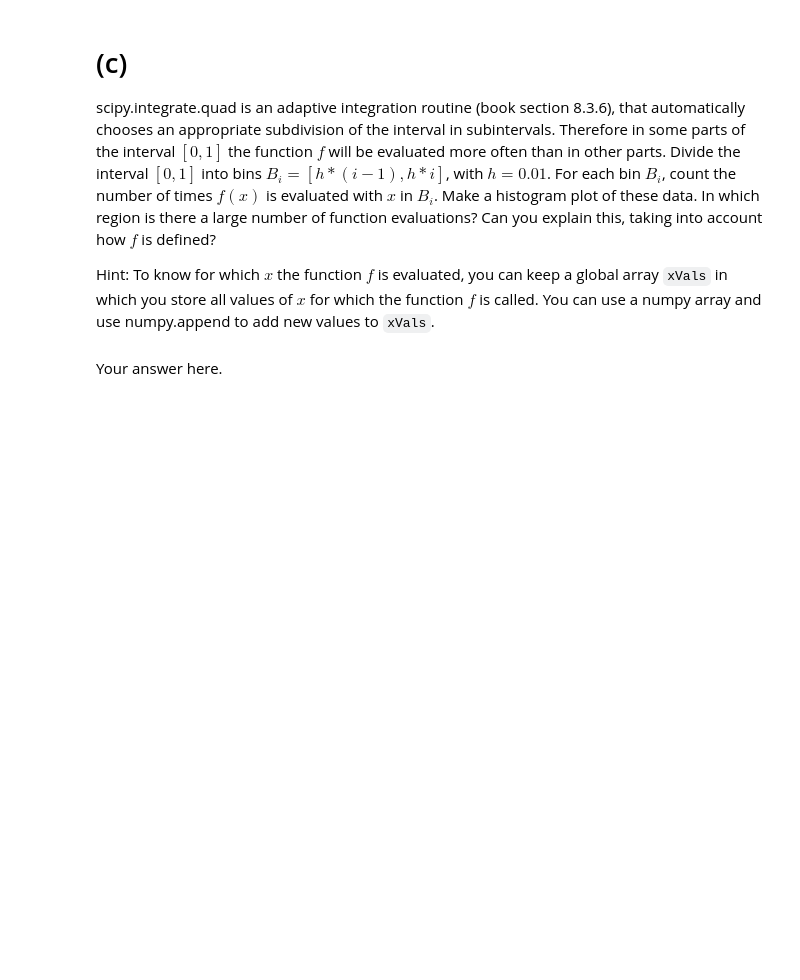
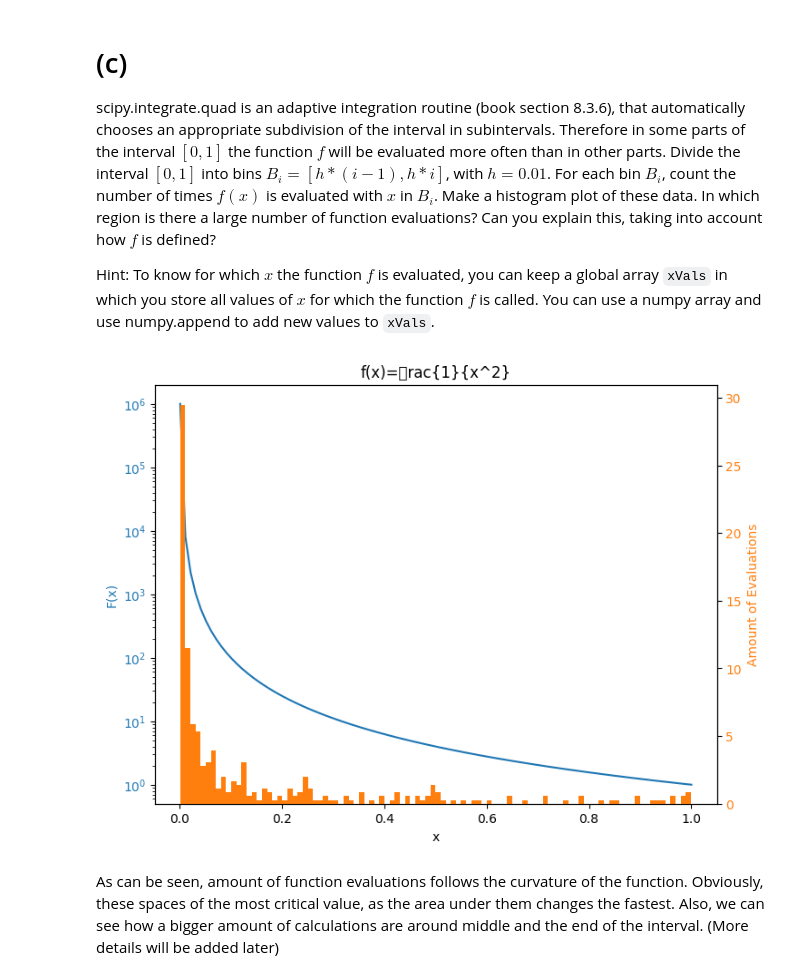
Before and after one commit to aM0NKE/NumericalAlgorithms, a Jupyter notebook: hw6_2022.ipynb, the cells around one changed output. Saved outputs shown, nothing was run; the diff lists cells and outputs as text; code cells hidden in the pictures; blank space fills up the shorter version.

```diff
--- a/hw6_2022.ipynb
+++ b/hw6_2022.ipynb
@@ -107,5 +117,37 @@ scipy.integrate.quad is an adaptive integration routine (book section 8.3.6), th
 Hint: To know for which $x$ the function $f$ is evaluated, you can keep a global array `xVals` in which you store all values of $x$ for which the function $f$ is called. You can use a numpy array and use numpy.append to add new values to `xVals`.
 # %%
 # YOUR CODE HERE
+
+def viz_2_axis(x_axis, y_axis_1, y_axis_2, title):
+    # Creating base figure
+    fig, ax1 = plt.subplots(figsize=(8,6))
+    ax1.set_xlabel('x')
+    # Creating first Y Axis
+    ax1.set_ylabel('F(x)', color="C0")
+    ax1.semilogy(x_axis, y_axis_1, color="C0")
+    ax1.tick_params(axis='y', labelcolor="C0")
+    # Creating second Y Axis
+    ax2 = ax1.twinx()
+    ax2.set_ylabel('Amount of Evaluations', color="C1")
+    ax2.hist(y_axis_2, density=True, bins=i, color="C1")
+    ax2.tick_params(axis='y', labelcolor="C1")
+
+    plt.title(title)
+    plt.show()
+
+def f(x):
+    evals.append(x)
+    return 1/(x**2)
+
+i = 100     # Amount of bins to evaluate
+h = 0.01    # Bin's size
+evals = []  # xVals
+
+for i in range(1, i+1):
+    integrate.quad(f, a, b, epsabs=10**-4)
+
+viz_2_axis(x, y, evals, "f(x)=1/x^2")
+# %% [output]
+[figure, added]
 # %% [markdown]
-Your answer here.
+As can be seen, amount of function evaluations follows the curvature of the function. Obviously, these spaces of the most critical value, as the area under them changes the fastest. Also, we can see how a bigger amount of calculations are around middle and the end of the interval. (More details will be added later)
```
Also changed, not shown: parts of 3 cells of this notebook.
